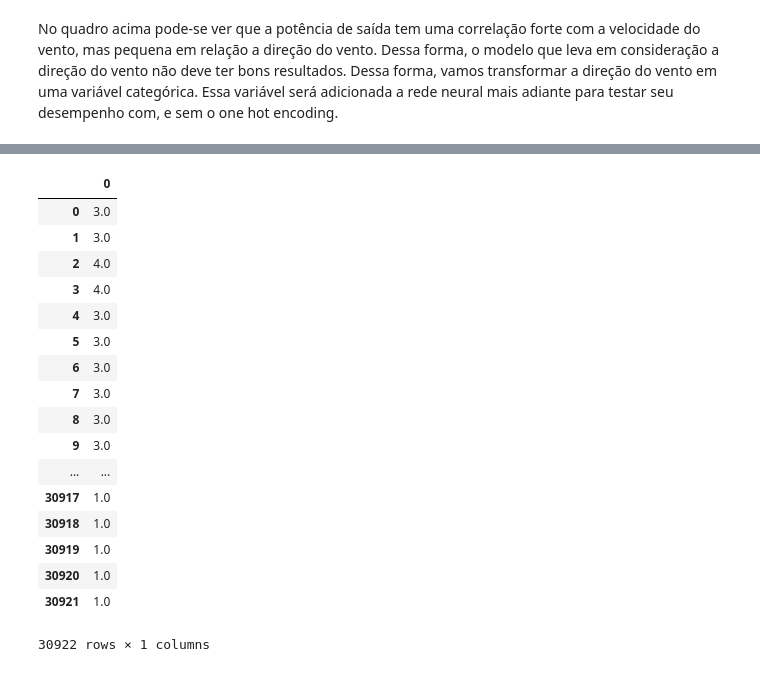
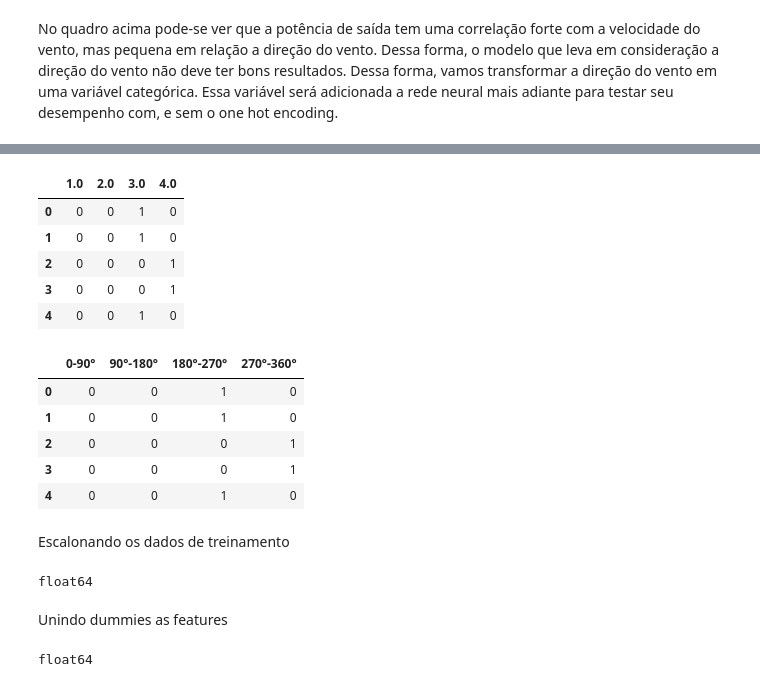
Before and after one commit to mateusguilmelo/Redes-neurais-para-identifica-o-de-falhas-em-roalmentos, a Jupyter notebook: Keras/Using Keras.ipynb, the cells around one changed output, grey strips where cells are left out. Saved outputs shown, nothing was run; the diff lists cells and outputs as text; code cells hidden in the pictures.

Commit message:
Primeira atualização com dados reais

```diff
--- a/Keras/Using Keras.ipynb
+++ b/Keras/Using Keras.ipynb
@@ -295,10 +301,10 @@ print(loss)
 
 dfnt = test_data.copy()
 
-i = ['LV ActivePower (kW)', 'Theoretical_Power_Curve (KWh)' ,'Wind Speed (m/s)', 'Wind Direction (°)']
+i = ['Theoretical_Power_Curve (KWh)' ,'Wind Speed (m/s)', 'Wind Direction (°)', 'LV ActivePower (kW)']
 for j in i:
-    a = dfnt[j].max()
-    b = dfnt[j].min()
+    a = df[j].max()
+    b = df[j].min()
     dfnt[j] = (dfnt[j]-b)/(a-b)
 
 dfnt.describe()
@@ -381,6 +505,5 @@ for i in range(len(wd_train)):
     else:
         wd_train[i] = 4
 
-wd_train = pd.DataFrame(wd_train.reshape(- 1, 1))
 wd_train
 # %% [output]
@@ -405,24 +511,44 @@ wd_train
 # %%
 #utilizando one hot encoding
 
 wd_dummies = pd.get_dummies(wd_train)
-wd_dummies
+wd_dummies.head()
 # %% [output]
-|  | 0 |
-| 0 | 3.0 |
-| 1 | 3.0 |
-| 2 | 4.0 |
-| 3 | 4.0 |
-| 4 | 3.0 |
-| 5 | 3.0 |
-| 6 | 3.0 |
-| 7 | 3.0 |
-| 8 | 3.0 |
-| 9 | 3.0 |
-| ... | ... |
-| 30917 | 1.0 |
-| 30918 | 1.0 |
-| 30919 | 1.0 |
-| 30920 | 1.0 |
-| 30921 | 1.0 |
+|  | 1.0 | 2.0 | 3.0 | 4.0 |
+| 0 | 0 | 0 | 1 | 0 |
+| 1 | 0 | 0 | 1 | 0 |
+| 2 | 0 | 0 | 0 | 1 |
+| 3 | 0 | 0 | 0 | 1 |
+| 4 | 0 | 0 | 1 | 0 |
-30922 rows × 1 columns
+# %%
+wd_dummies.columns = ['0-90°','90°-180°','180°-270°','270°-360°']
+wd_dummies.head()
+# %% [output]
+|  | 0-90° | 90°-180° | 180°-270° | 270°-360° |
+| 0 | 0 | 0 | 1 | 0 |
+| 1 | 0 | 0 | 1 | 0 |
+| 2 | 0 | 0 | 0 | 1 |
+| 3 | 0 | 0 | 0 | 1 |
+| 4 | 0 | 0 | 1 | 0 |
+# %% [markdown]
+Escalonando os dados de treinamento
+# %%
+a = df['Wind Speed (m/s)'].max()
+b = df['Wind Speed (m/s)'].min()
+
+train_data_with_dummies = train_data['Wind Speed (m/s)'].copy()
+train_data_with_dummies = (train_data_with_dummies-b)/(a-b)
+train_data_with_dummies = np.array(train_data_with_dummies).reshape(-1, 1)
+train_data_with_dummies
+
+print(train_data_with_dummies.dtype)
+# %% [output]
+float64
+# %% [markdown]
+Unindo dummies as features
+# %%
+wd_dummies = np.array(wd_dummies)
+wd_dummies = wd_dummies.astype(float)
+print(wd_dummies.dtype)
+# %% [output]
+float64
```
Also changed, not shown: parts of 50 cells of this notebook, 2 other files.
